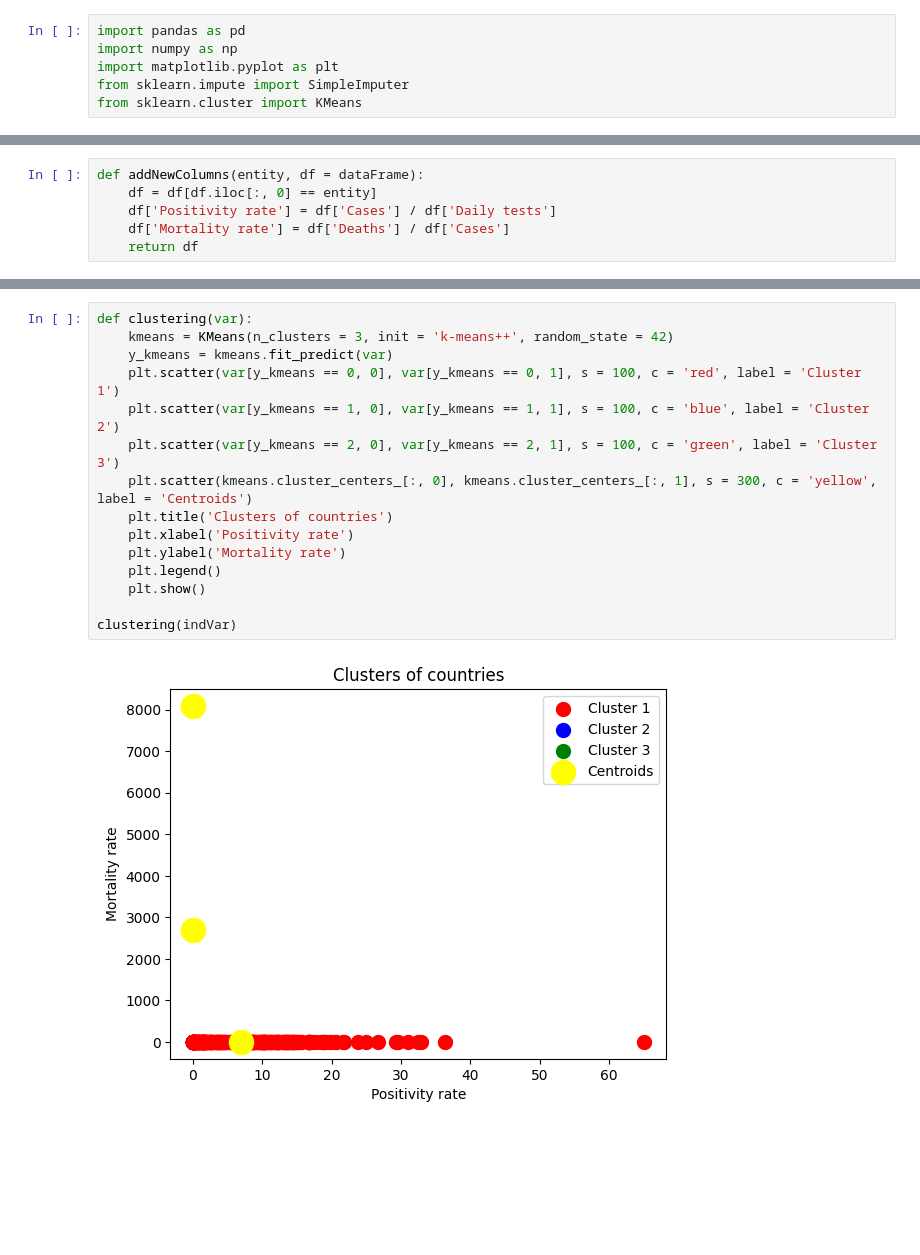
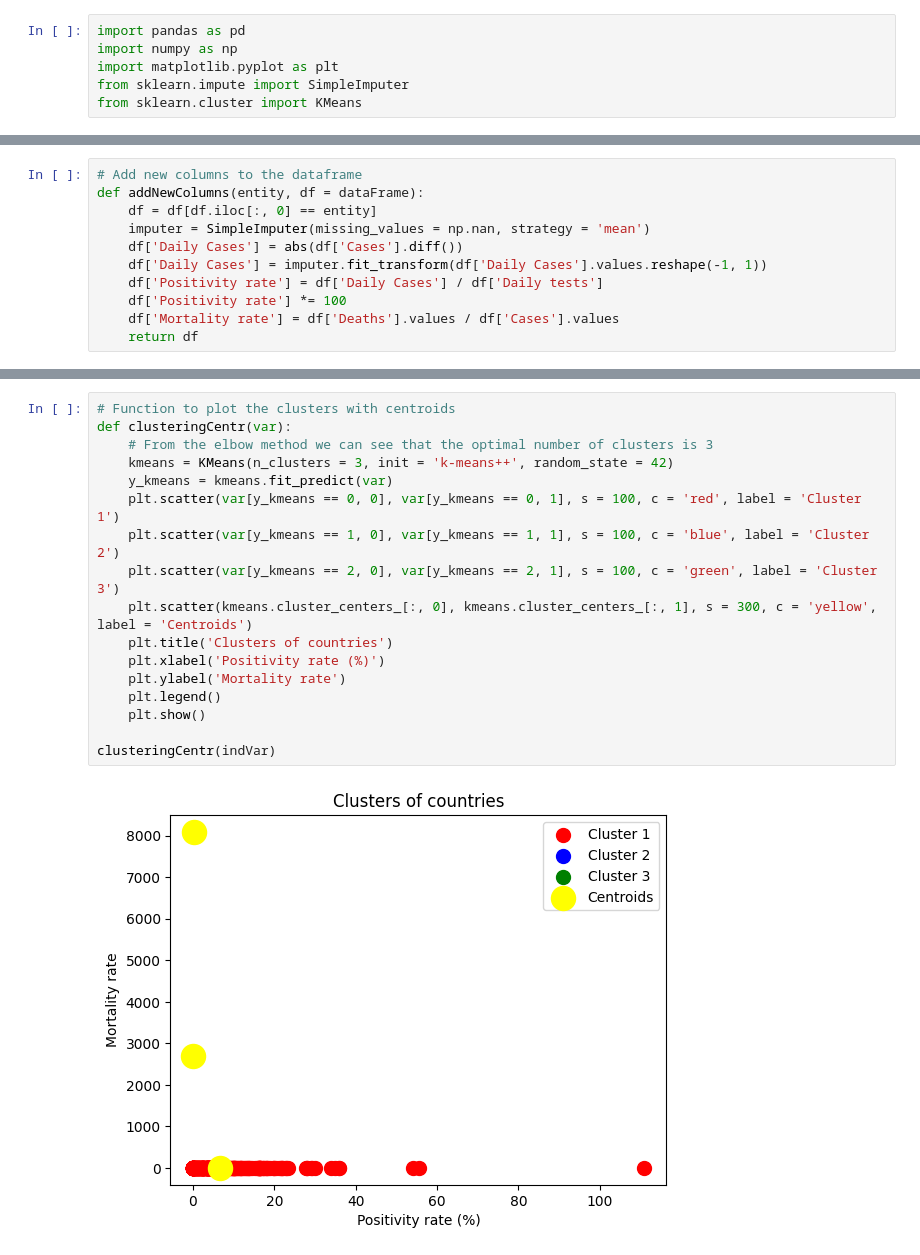
Before and after one commit to MichaelChios/Data-Mining-Project, a Jupyter notebook: ask2.ipynb, the cells around one changed output, grey strips where cells are left out. Cells and saved outputs as stored; diff of their text form; blank space fills up the shorter version.

```diff
--- a/ask2.ipynb
+++ b/ask2.ipynb
@@ -58,9 +60,14 @@ dtypes: float64(8), int64(4), object(3)
 memory usage: 4.4+ MB
 None
 # %%
+# Add new columns to the dataframe
 def addNewColumns(entity, df = dataFrame):
     df = df[df.iloc[:, 0] == entity]
-    df['Positivity rate'] = df['Cases'] / df['Daily tests']
-    df['Mortality rate'] = df['Deaths'] / df['Cases']
+    imputer = SimpleImputer(missing_values = np.nan, strategy = 'mean')
+    df['Daily Cases'] = abs(df['Cases'].diff())
+    df['Daily Cases'] = imputer.fit_transform(df['Daily Cases'].values.reshape(-1, 1))
+    df['Positivity rate'] = df['Daily Cases'] / df['Daily tests']
+    df['Positivity rate'] *= 100
+    df['Mortality rate'] = df['Deaths'].values / df['Cases'].values
     return df
 # %%
@@ -99,17 +133,19 @@ See the caveats in the documentation: https://pandas.pydata.org/pandas-docs/stab
 # %%
-def clustering(var):
+# Function to plot the clusters with centroids
+def clusteringCentr(var):
+    # From the elbow method we can see that the optimal number of clusters is 3
     kmeans = KMeans(n_clusters = 3, init = 'k-means++', random_state = 42)
     y_kmeans = kmeans.fit_predict(var)
     plt.scatter(var[y_kmeans == 0, 0], var[y_kmeans == 0, 1], s = 100, c = 'red', label = 'Cluster 1')
     plt.scatter(var[y_kmeans == 1, 0], var[y_kmeans == 1, 1], s = 100, c = 'blue', label = 'Cluster 2')
     plt.scatter(var[y_kmeans == 2, 0], var[y_kmeans == 2, 1], s = 100, c = 'green', label = 'Cluster 3')
     plt.scatter(kmeans.cluster_centers_[:, 0], kmeans.cluster_centers_[:, 1], s = 300, c = 'yellow', label = 'Centroids')
     plt.title('Clusters of countries')
-    plt.xlabel('Positivity rate')
+    plt.xlabel('Positivity rate (%)')
     plt.ylabel('Mortality rate')
     plt.legend()
     plt.show()
 
-clustering(indVar)
+clusteringCentr(indVar)
 # %% [output]
-[figure, old version]
+[figure, new version]
```
Also changed, not shown: parts of 4 cells of this notebook, 1 other file.
